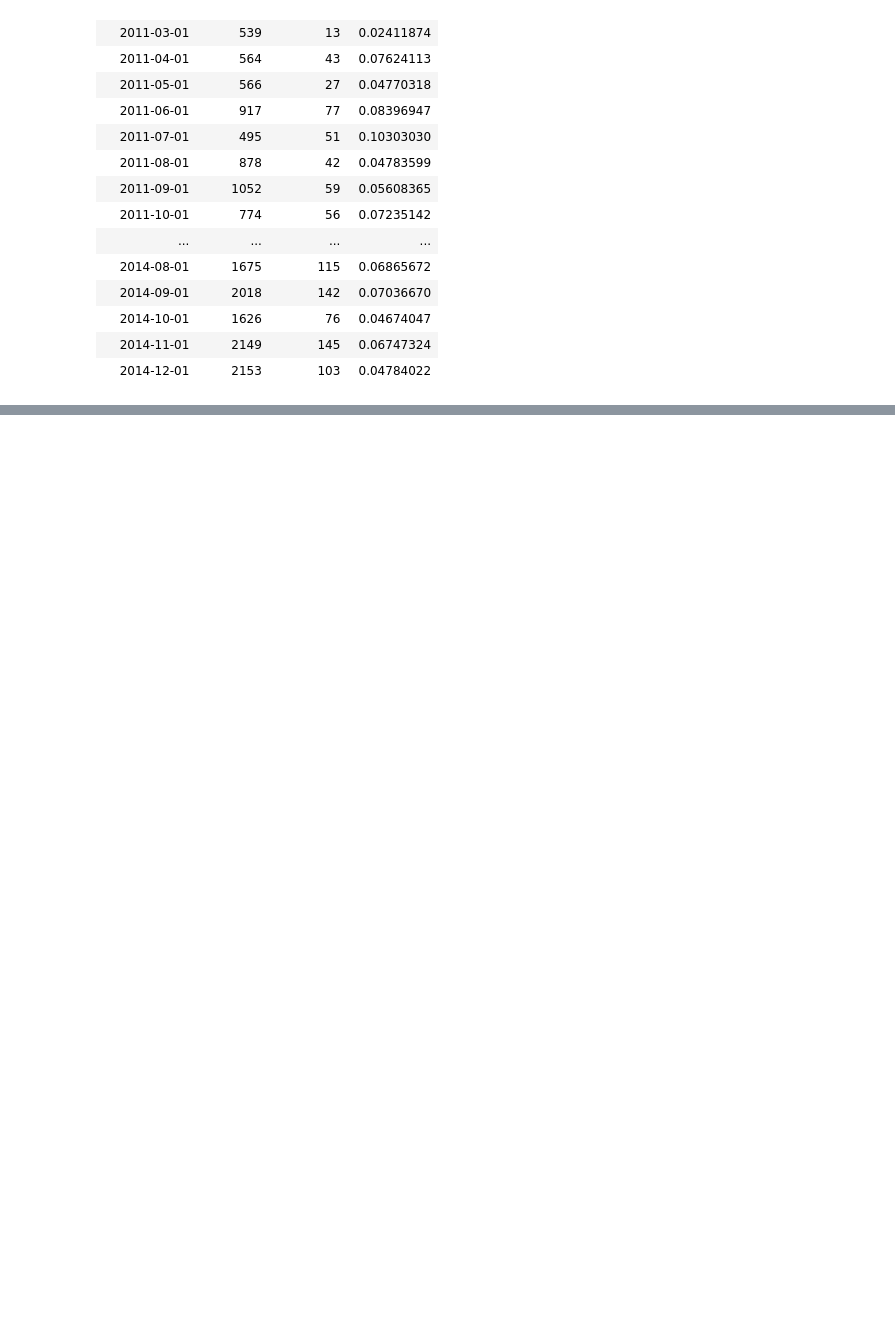
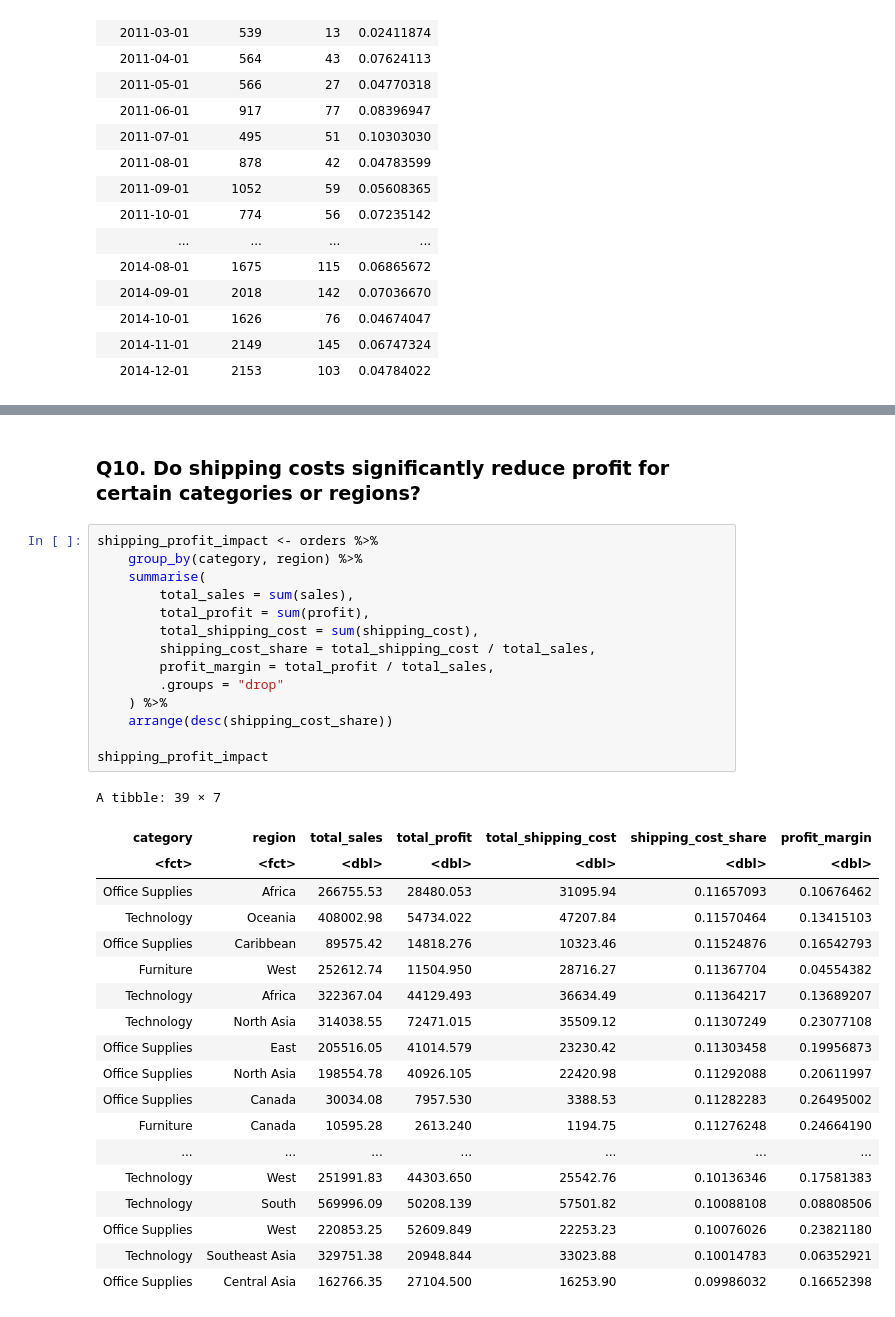
Before and after one commit to aleksiakolo/product-sales-analysis, a Jupyter notebook: notebooks/analysis/05_temporal_trends.ipynb, the cells around one changed output, grey strips where cells are left out. Saved outputs shown, nothing was run; the diff lists cells and outputs as text; blank space fills up the shorter version.

```diff
--- a/notebooks/analysis/07_temporal_trends.ipynb
+++ b/notebooks/analysis/05_temporal_trends.ipynb
@@ -331,0 +388,36 @@ A tibble: 48 × 4
+# %% [markdown]
+### Q10. Do shipping costs significantly reduce profit for certain categories or regions?
+# %%
+shipping_profit_impact <- orders %>%
+    group_by(category, region) %>%
+    summarise(
+        total_sales = sum(sales),
+        total_profit = sum(profit),
+        total_shipping_cost = sum(shipping_cost),
+        shipping_cost_share = total_shipping_cost / total_sales,
+        profit_margin = total_profit / total_sales,
+        .groups = "drop"
+    ) %>%
+    arrange(desc(shipping_cost_share))
+
+shipping_profit_impact
+# %% [output]
+A tibble: 39 × 7
+| category | region | total_sales | total_profit | total_shipping_cost | shipping_cost_share | profit_margin |
+| <fct> | <fct> | <dbl> | <dbl> | <dbl> | <dbl> | <dbl> |
+| Office Supplies | Africa | 266755.53 | 28480.053 | 31095.94 | 0.11657093 | 0.10676462 |
+| Technology | Oceania | 408002.98 | 54734.022 | 47207.84 | 0.11570464 | 0.13415103 |
+| Office Supplies | Caribbean | 89575.42 | 14818.276 | 10323.46 | 0.11524876 | 0.16542793 |
+| Furniture | West | 252612.74 | 11504.950 | 28716.27 | 0.11367704 | 0.04554382 |
+| Technology | Africa | 322367.04 | 44129.493 | 36634.49 | 0.11364217 | 0.13689207 |
+| Technology | North Asia | 314038.55 | 72471.015 | 35509.12 | 0.11307249 | 0.23077108 |
+| Office Supplies | East | 205516.05 | 41014.579 | 23230.42 | 0.11303458 | 0.19956873 |
+| Office Supplies | North Asia | 198554.78 | 40926.105 | 22420.98 | 0.11292088 | 0.20611997 |
+| Office Supplies | Canada | 30034.08 | 7957.530 | 3388.53 | 0.11282283 | 0.26495002 |
+| Furniture | Canada | 10595.28 | 2613.240 | 1194.75 | 0.11276248 | 0.24664190 |
+| ... | ... | ... | ... | ... | ... | ... |
+| Technology | West | 251991.83 | 44303.650 | 25542.76 | 0.10136346 | 0.17581383 |
+| Technology | South | 569996.09 | 50208.139 | 57501.82 | 0.10088108 | 0.08808506 |
+| Office Supplies | West | 220853.25 | 52609.849 | 22253.23 | 0.10076026 | 0.23821180 |
+| Technology | Southeast Asia | 329751.38 | 20948.844 | 33023.88 | 0.10014783 | 0.06352921 |
+| Office Supplies | Central Asia | 162766.35 | 27104.500 | 16253.90 | 0.09986032 | 0.16652398 |
```
Also changed, not shown: parts of 12 cells of this notebook, 11 other files.
